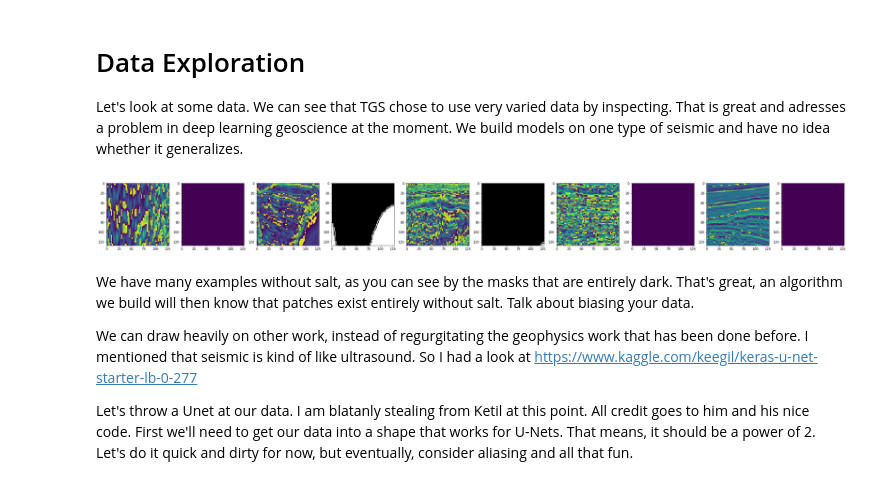
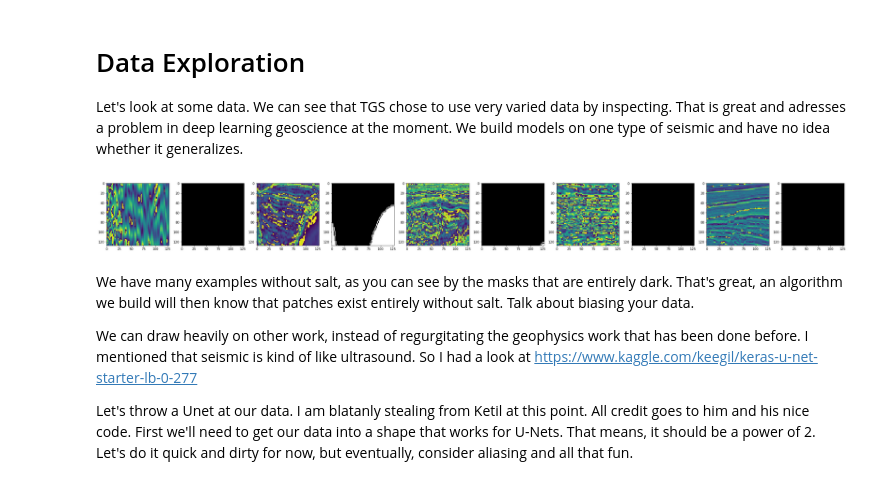
Before and after one commit to kuantumlad/kaggle-tgs_salt, a Jupyter notebook: kernel.ipynb, the cells around one changed output. Saved outputs shown, nothing was run; the diff lists cells and outputs as text; code cells hidden in the pictures.

```diff
--- a/kernel.ipynb
+++ b/kernel.ipynb
@@ -62,7 +67,7 @@ Using TensorFlow backend.
 im_width = 128
 im_height = 128
 im_chan = 1
-abs_path = '/Users/bclary/Documents/work/codeprojects/kaggle/tgs_salt/input'
+abs_path = '/home/kuantumlad/Documents/projects/kaggle/kaggle-tgs_salt/input' #'/Users/bclary/Documents/work/codeprojects/kaggle/tgs_salt/input'
 path_train = abs_path + '/train/'
 path_test = abs_path + '/test/'
 # %% [markdown]
@@ -149,49 +154,49 @@ def chooseFilter(filter_type, temp_img):
     if filter_type == 6:
         return salt_pepper(temp_img)
 # %%
-ids= ['1f1cc6b3a4','5b7c160d0d','6c40978ddf','7dfdf6eeb8','7e5a6e5013']
+ids= ['676d100540','5b7c160d0d','6c40978ddf','7dfdf6eeb8','7e5a6e5013']
 plt.figure(figsize=(50,50))
 
 filter_options = [Image.LANCZOS, Image.BILINEAR, Image.NORMAL]
 
 for j, img_name in enumerate(ids):
     q = j+1
-    #img = load_img(abs_path + '/train/images/' + img_name + '.png')
-    #img_mask = load_img(abs_path + '/train/masks/' + img_name + '.png')
+    img = load_img(abs_path + '/train/images/' + img_name + '.png')
+    img_mask = load_img(abs_path + '/train/masks/' + img_name + '.png')
 
     image = Image.open(abs_path + '/train/images/' + img_name + '.png')#path + '/images/' + id_)
     image_original = image.resize((128,128))
     #image = image.resize((128,128),Image.BILINEAR)
 
     mask_img = Image.open(abs_path + '/train/masks/' + img_name + '.png')
     mask_original = mask_img.resize((128,128))
     mask_img = mask_img.resize((128,128),Image.ANTIALIAS)#LANCZOS)
     #y = np.array(img_mask)
     #y = resize(y,(128, 128, 1), mode='constant', preserve_range=True)
     #print y
 
-    img_diff = filter_difference_img(image, filter_options[2] )
+    #img_diff = filter_difference_img(image, filter_options[2] )
 
     #data_img = np.asarray(mask_original)#[:,:,0]
     #data_img_mask = np.asarray(mask_img)#[:,:,0]
     #diff = data_img - data_img_mask
 
     #if( q == 1 ):
     data_img_r = np.asarray(image_original)[:,:,0]
     data_img_g = np.asarray(image_original)[:,:,1]
     data_img_b = np.asarray(image_original)[:,:,2]
 
     data_img_avg = np.abs(data_img_r + data_img_g + data_img_b)/3
     #print data_img_avg
 
 
     plt.subplot(1,2*(1+len(ids)),q*2-1)
     plt.imshow(data_img_avg)
     plt.subplot(1,2*(1+len(ids)),q*2)
     plt.imshow(mask_img)
 plt.show()
 # %% [output]
-[figure, old version]
+[figure, new version]
 # %% [markdown]
 We have many examples without salt, as you can see by the masks that are entirely dark. That's great, an algorithm we build will then know that patches exist entirely without salt. Talk about biasing your data.
 
```
Also changed, not shown: parts of 11 cells of this notebook, 1 other file.
